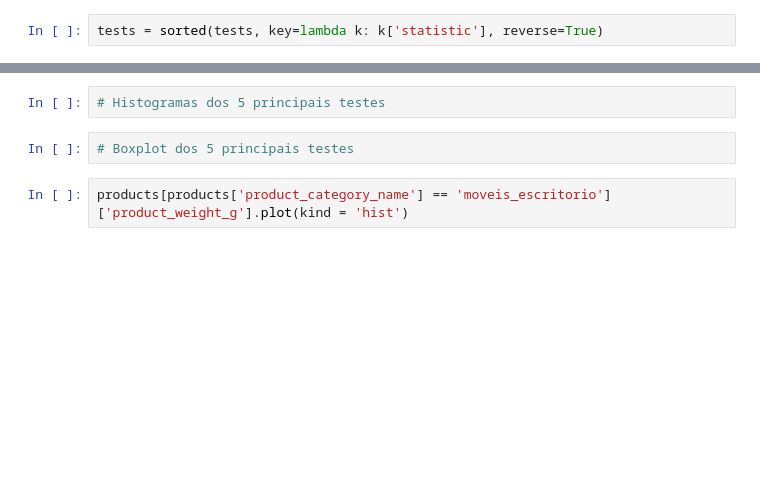
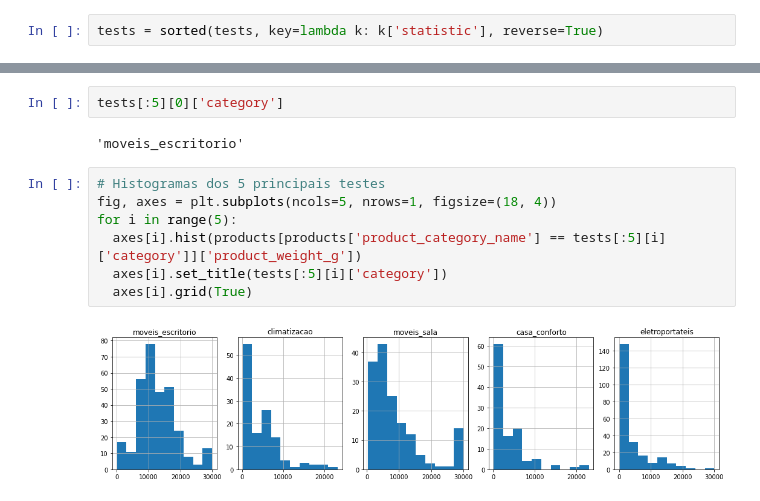
Before and after one commit to AdsonRamos/if697-2020.2, a Jupyter notebook: Projeto_IF697.ipynb, the cells around one changed output, grey strips where cells are left out. Drawn from its saved outputs; the diff is of its cells as text; blank space fills up the shorter version.

```diff
--- a/Projeto_IF697.ipynb
+++ b/Projeto_IF697.ipynb
@@ -294,6 +317,13 @@ tests[:5]
-# %%
-# Histogramas dos 5 principais testes
-# %%
-# Boxplot dos 5 principais testes
-# %%
-products[products['product_category_name'] == 'moveis_escritorio']['product_weight_g'].plot(kind = 'hist')
+# %%
+tests[:5][0]['category']
+# %% [output]
+'moveis_escritorio'
+# %%
+# Histogramas dos 5 principais testes
+fig, axes = plt.subplots(ncols=5, nrows=1, figsize=(18, 4))
+for i in range(5):
+  axes[i].hist(products[products['product_category_name'] == tests[:5][i]['category']]['product_weight_g'])
+  axes[i].set_title(tests[:5][i]['category'])
+  axes[i].grid(True)
+# %% [output]
+[figure, added]
```
Also changed, not shown: parts of 3 cells of this notebook.
